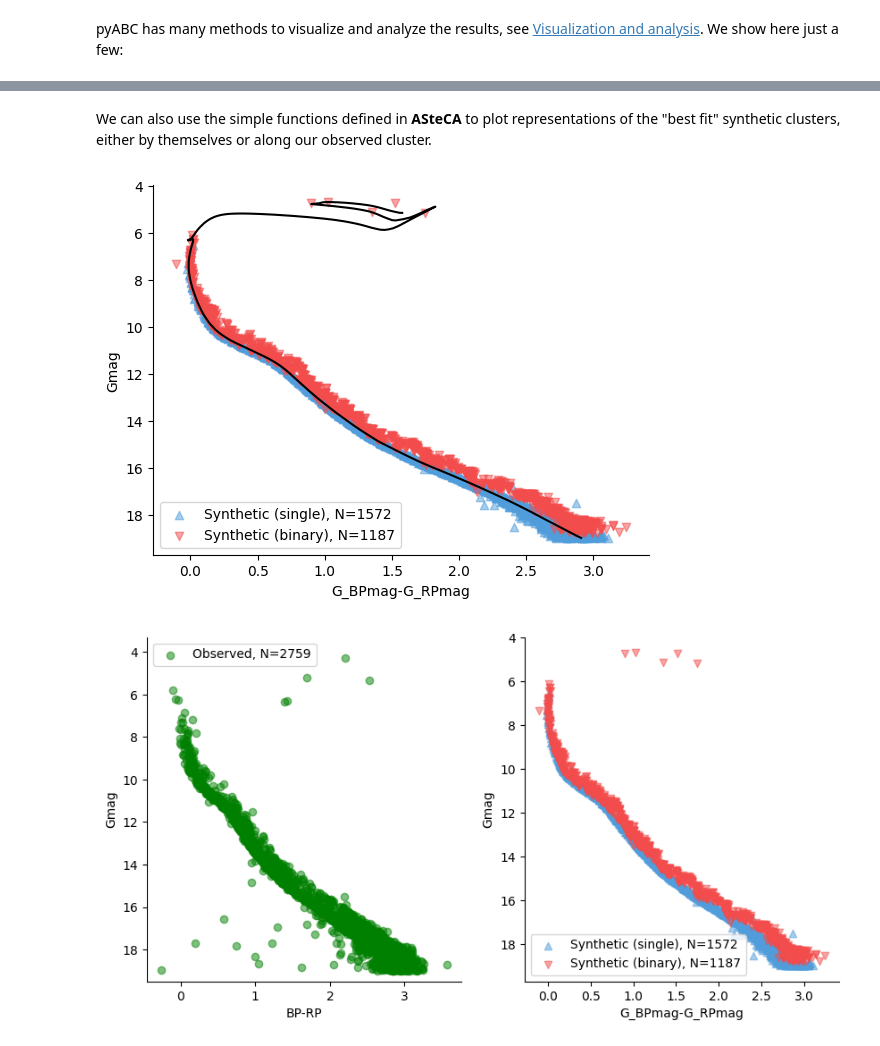
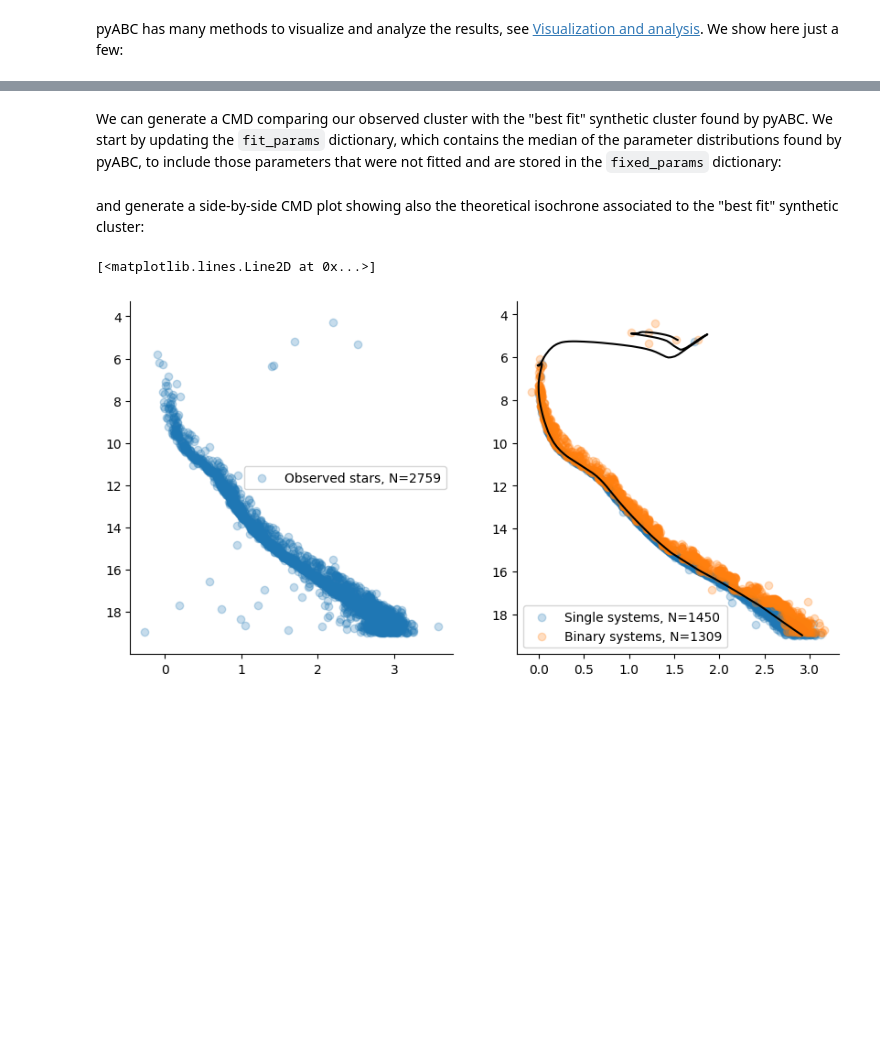
Before and after one commit to asteca/ASteCA, a Jupyter notebook: docs/tutorials/paramfit.ipynb, the cells around one changed output, grey strips where cells are left out. Cells and saved outputs as stored; diff of their text form; code cells hidden in the pictures; blank space fills up the shorter version.

```diff
--- a/docs/tutorials/paramfit.ipynb
+++ b/docs/tutorials/paramfit.ipynb
@@ -235,24 +272,44 @@ array([<Axes: title={'center': 'Parameter Av'}, ylabel='Av'>,
-# %% [markdown]
-We can also use the simple functions defined in **ASteCA** to plot representations of the "best fit" synthetic clusters, either by themselves or along our observed cluster.
-# %%
-# Extract medians for the fitted parameters
-fit_params = {
-    k: pyabc.weighted_statistics.weighted_median(df[k].values, w) for k in df.keys()
-}
-
-from asteca import plot
-import matplotlib.pyplot as plt
-ax = plt.subplot(111)
-
-isoch_arr = asteca.plot.get_isochrone(synthcl, fit_params)
-plot.synthetic(synthcl, ax, fit_params, isoch_arr)
-plt.show()
-# %% [output]
-[figure, removed]
-# %%
-fig, (ax1, ax2) = plt.subplots(1, 2, figsize=(10, 5))
-plot.cluster(my_cluster, ax1)
-plot.synthetic(synthcl, ax2, fit_params)
-plt.show()
-# %% [output]
-[figure, removed]
+# %% [markdown]
+We can generate a CMD comparing our observed cluster with the "best fit" synthetic cluster found by pyABC. We start by updating the `fit_params` dictionary, which contains the median of the parameter distributions found by pyABC, to include those parameters that were not fitted and are stored in the `fixed_params` dictionary:
+# %%
+# Add `fixed_params` parameters to `fit_params`
+fit_params.update(dict(fixed_params))
+
+# Generate the "best fit" synthetic cluster using these parameters
+synth_arr = synthcl.generate(fit_params)
+# %% [markdown]
+and generate a side-by-side CMD plot showing also the theoretical isochrone associated to the "best fit" synthetic cluster:
+# %%
+import matplotlib.pyplot as plt
+import numpy as np
+
+def cmd_plot(color, mag, label, ax=None):
+    """Function to generate a CMD plot"""
+    if ax is None:
+        ax = plt.subplot(111)
+    label = label + f", N={len(mag)}"
+    ax.scatter(color, mag, alpha=0.25, label=label)
+    ax.legend()
+    ax.set_ylim(mag.max() + 1, mag.min() - 1)  # Invert y axis
+
+fig, (ax1, ax2) = plt.subplots(1, 2, figsize=(10, 5))
+# Observed cluster
+cmd_plot(my_cluster.color, my_cluster.mag, "Observed stars", ax1)
+
+# Synthetic cluster
+# Boolean mask identifying the binary systems
+binary_msk = ~np.isnan(synth_arr[-1])
+# Extract magnitude and color
+mag, color = synth_arr[0], synth_arr[1]
+# Plot single systems
+cmd_plot(color[~binary_msk], mag[~binary_msk], "Single systems", ax2)
+# Plot binary systems
+cmd_plot(color[binary_msk], mag[binary_msk], "Binary systems", ax2)
+
+# Get isochrone associated to the synthetic cluster
+isoch_arr = synthcl.get_isochrone(fit_params)
+# Plot the isochrone
+plt.plot(isoch_arr[1], isoch_arr[0], c="k")
+# %% [output]
+[<matplotlib.lines.Line2D at 0x...>]
+[figure, added]
```
Also changed, not shown: parts of 20 cells of this notebook, 1 other file.
